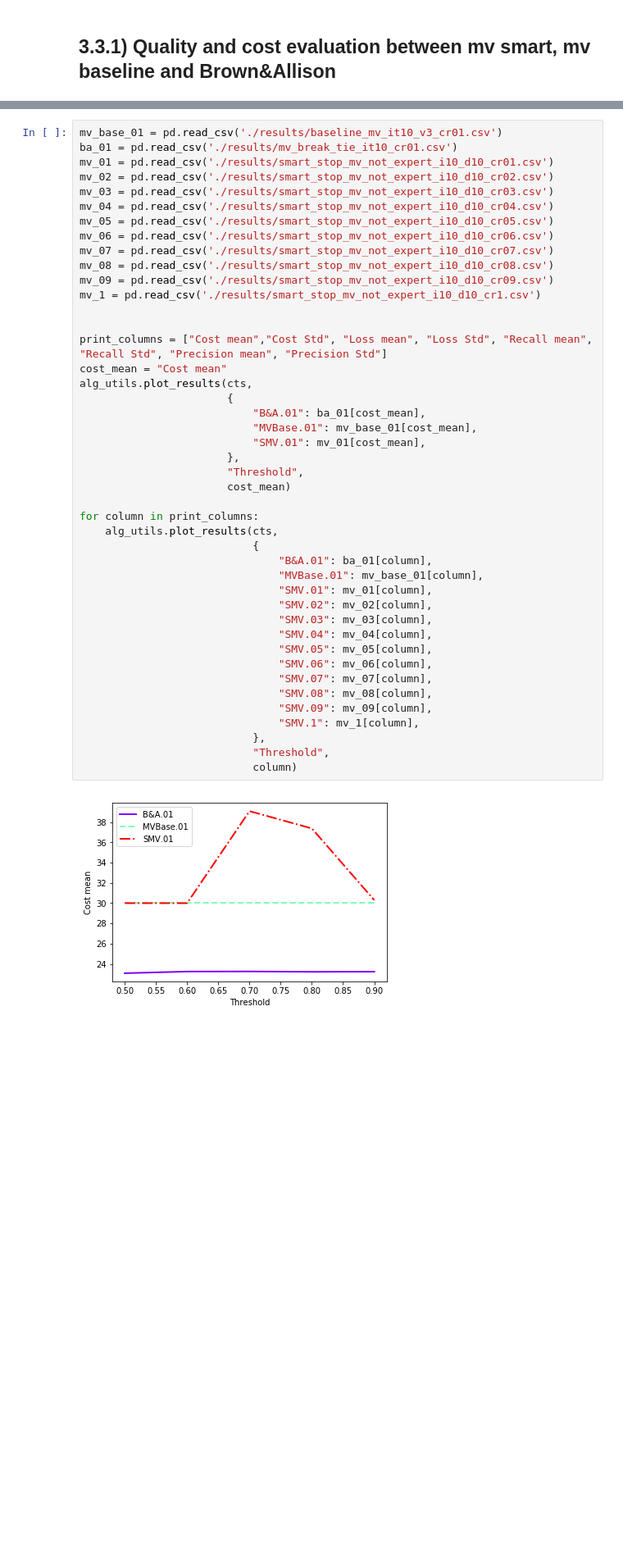
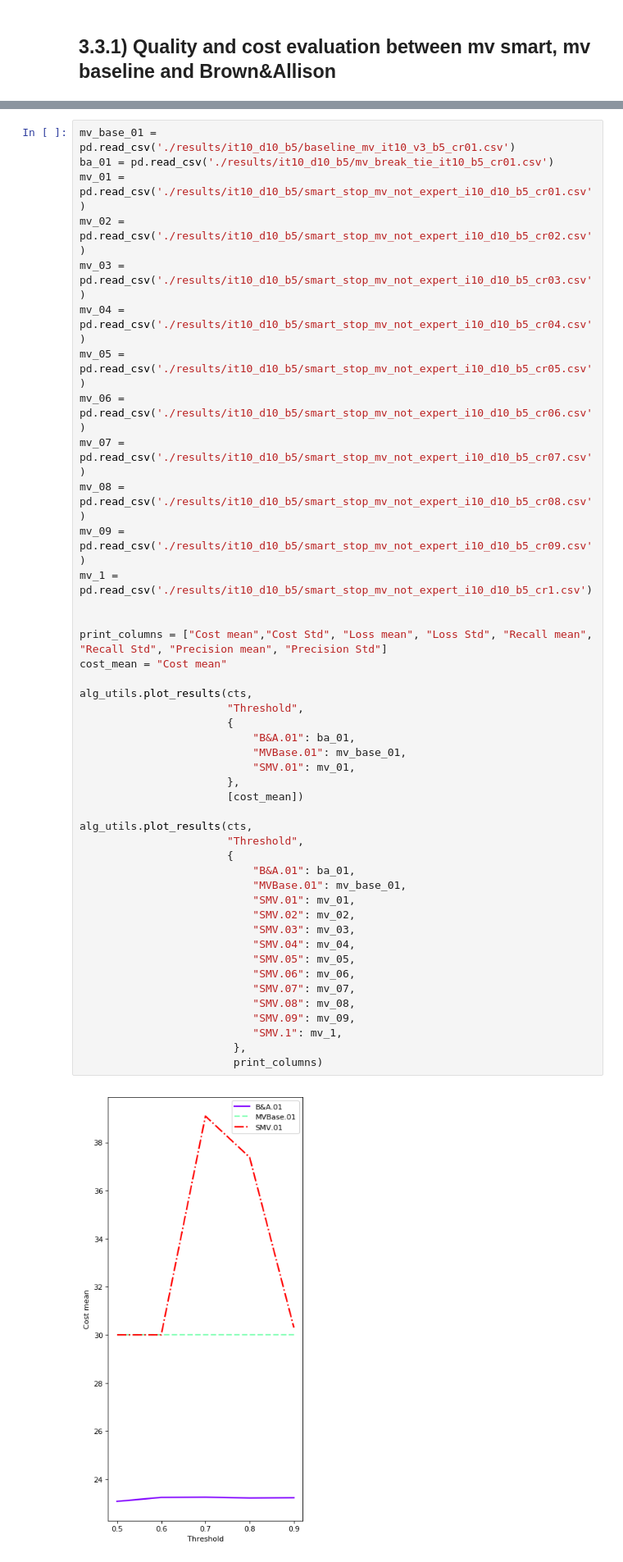
Before and after one commit to pmaglione/classification_model, a Jupyter notebook: main_algorithm_with_experiments.ipynb, the cells around one changed output, grey strips where cells are left out. Shown at 82% size. Saved outputs shown, nothing was run; the diff lists cells and outputs as text; blank space fills up the shorter version.

```diff
--- a/main_algorithm_with_experiments.ipynb
+++ b/main_algorithm_with_experiments.ipynb
@@ -660,48 +607,48 @@ alg_utils.print_hyperparameters(cf, cr,base_votes_per_item, drawing_simulations_
 #
 #    pd.DataFrame(results_mv, columns=pdColumns).to_csv(f'results/smart_stop_mv_not_expert_i10_d10_cr{cr_str}.csv', index=False)
 # %%
-mv_base_01 = pd.read_csv('./results/baseline_mv_it10_v3_cr01.csv')
-ba_01 = pd.read_csv('./results/mv_break_tie_it10_cr01.csv')
-mv_01 = pd.read_csv('./results/smart_stop_mv_not_expert_i10_d10_cr01.csv')
-mv_02 = pd.read_csv('./results/smart_stop_mv_not_expert_i10_d10_cr02.csv')
-mv_03 = pd.read_csv('./results/smart_stop_mv_not_expert_i10_d10_cr03.csv')
-mv_04 = pd.read_csv('./results/smart_stop_mv_not_expert_i10_d10_cr04.csv')
-mv_05 = pd.read_csv('./results/smart_stop_mv_not_expert_i10_d10_cr05.csv')
-mv_06 = pd.read_csv('./results/smart_stop_mv_not_expert_i10_d10_cr06.csv')
-mv_07 = pd.read_csv('./results/smart_stop_mv_not_expert_i10_d10_cr07.csv')
-mv_08 = pd.read_csv('./results/smart_stop_mv_not_expert_i10_d10_cr08.csv')
-mv_09 = pd.read_csv('./results/smart_stop_mv_not_expert_i10_d10_cr09.csv')
-mv_1 = pd.read_csv('./results/smart_stop_mv_not_expert_i10_d10_cr1.csv')
+mv_base_01 = pd.read_csv('./results/it10_d10_b5/baseline_mv_it10_v3_b5_cr01.csv')
+ba_01 = pd.read_csv('./results/it10_d10_b5/mv_break_tie_it10_b5_cr01.csv')
+mv_01 = pd.read_csv('./results/it10_d10_b5/smart_stop_mv_not_expert_i10_d10_b5_cr01.csv')
+mv_02 = pd.read_csv('./results/it10_d10_b5/smart_stop_mv_not_expert_i10_d10_b5_cr02.csv')
+mv_03 = pd.read_csv('./results/it10_d10_b5/smart_stop_mv_not_expert_i10_d10_b5_cr03.csv')
+mv_04 = pd.read_csv('./results/it10_d10_b5/smart_stop_mv_not_expert_i10_d10_b5_cr04.csv')
+mv_05 = pd.read_csv('./results/it10_d10_b5/smart_stop_mv_not_expert_i10_d10_b5_cr05.csv')
+mv_06 = pd.read_csv('./results/it10_d10_b5/smart_stop_mv_not_expert_i10_d10_b5_cr06.csv')
+mv_07 = pd.read_csv('./results/it10_d10_b5/smart_stop_mv_not_expert_i10_d10_b5_cr07.csv')
+mv_08 = pd.read_csv('./results/it10_d10_b5/smart_stop_mv_not_expert_i10_d10_b5_cr08.csv')
+mv_09 = pd.read_csv('./results/it10_d10_b5/smart_stop_mv_not_expert_i10_d10_b5_cr09.csv')
+mv_1 = pd.read_csv('./results/it10_d10_b5/smart_stop_mv_not_expert_i10_d10_b5_cr1.csv')
 
 
 print_columns = ["Cost mean","Cost Std", "Loss mean", "Loss Std", "Recall mean", "Recall Std", "Precision mean", "Precision Std"]
 cost_mean = "Cost mean"
+
 alg_utils.plot_results(cts,
+                       "Threshold",
                        {
-                           "B&A.01": ba_01[cost_mean],
-                           "MVBase.01": mv_base_01[cost_mean],
-                           "SMV.01": mv_01[cost_mean],
+                           "B&A.01": ba_01,
+                           "MVBase.01": mv_base_01,
+                           "SMV.01": mv_01,
                        },
+                       [cost_mean])
+
+alg_utils.plot_results(cts,
                        "Threshold",
-                       cost_mean)
-
-for column in print_columns:
-    alg_utils.plot_results(cts,
-                           {
-                               "B&A.01": ba_01[column],
-                               "MVBase.01": mv_base_01[column],
-                               "SMV.01": mv_01[column],
-                               "SMV.02": mv_02[column],
-                               "SMV.03": mv_03[column],
-                               "SMV.04": mv_04[column],
-                               "SMV.05": mv_05[column],
-                               "SMV.06": mv_06[column],
-                               "SMV.07": mv_07[column],
-                               "SMV.08": mv_08[column],
-                               "SMV.09": mv_09[column],
-                               "SMV.1": mv_1[column],
-                           },
-                           "Threshold",
-                           column)
+                       {
+                           "B&A.01": ba_01,
+                           "MVBase.01": mv_base_01,
+                           "SMV.01": mv_01,
+                           "SMV.02": mv_02,
+                           "SMV.03": mv_03,
+                           "SMV.04": mv_04,
+                           "SMV.05": mv_05,
+                           "SMV.06": mv_06,
+                           "SMV.07": mv_07,
+                           "SMV.08": mv_08,
+                           "SMV.09": mv_09,
+                           "SMV.1": mv_1,
+                        },
+                        print_columns)
 # %% [output]
-[figure, old version]
+[figure, new version]
```
Also changed, not shown: parts of 19 cells of this notebook, 29 other files.
